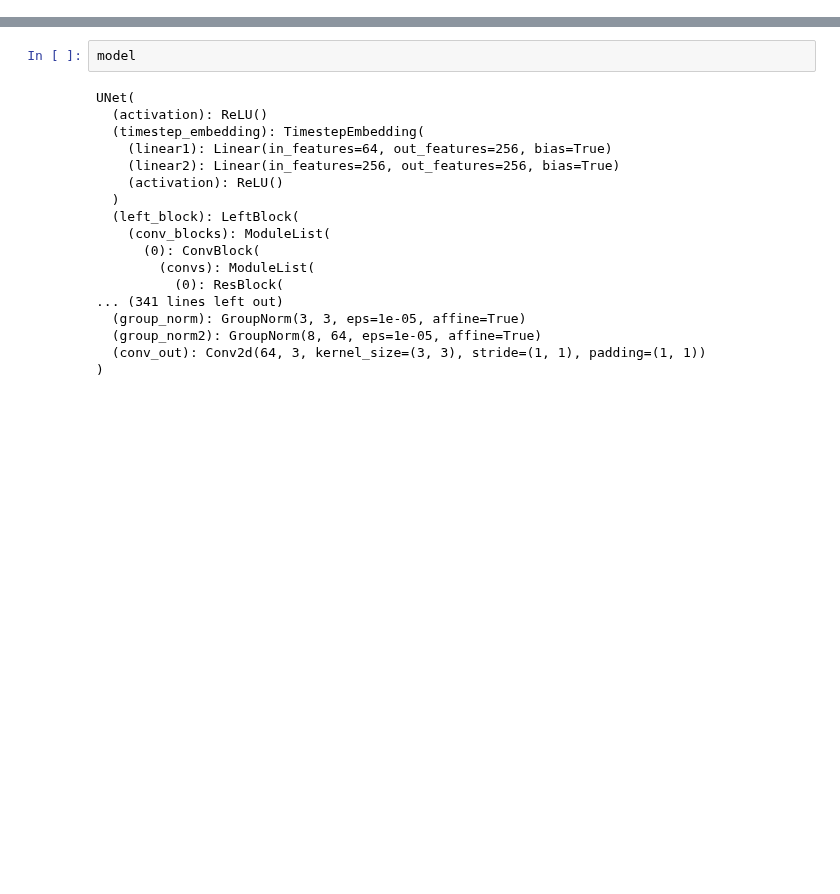
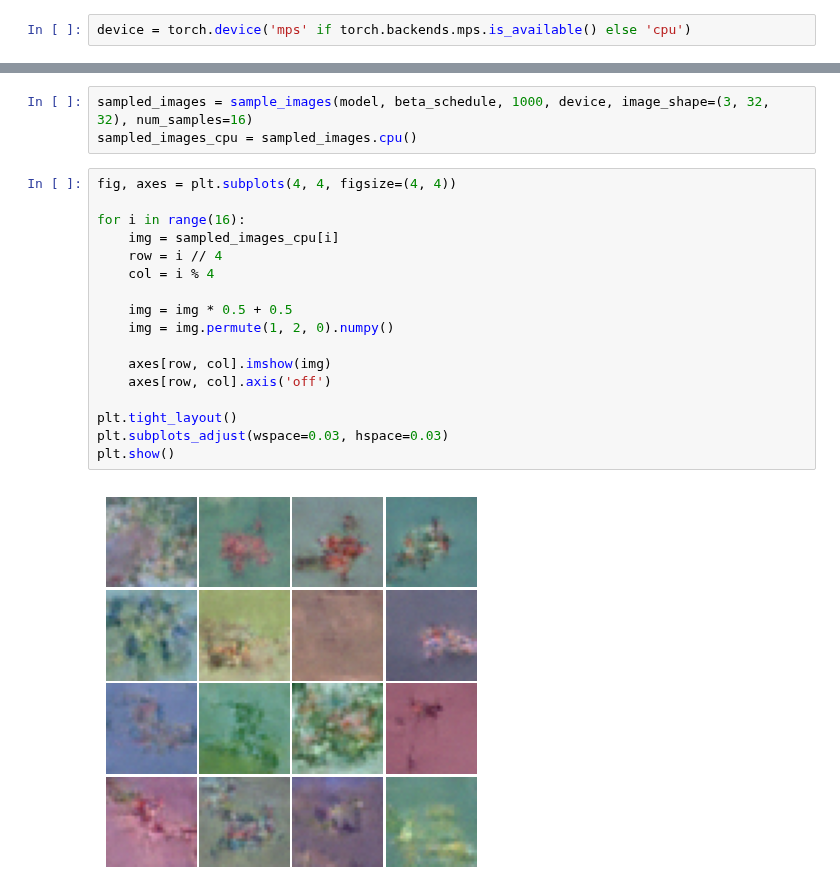
Before and after one commit to aryamanpandya99/computer_vision, a Jupyter notebook: ddpm_cifar.ipynb, the cells around one changed output, grey strips where cells are left out. Saved outputs shown, nothing was run; the diff lists cells and outputs as text; blank space fills up the shorter version.

```diff
--- a/ddpm_cifar.ipynb
+++ b/ddpm_cifar.ipynb
@@ -15 +17,3 @@ from src.utils import show_torch_image
+# %%
+device = torch.device('mps' if torch.backends.mps.is_available() else 'cpu')
 # %%
@@ -132,20 +120,22 @@ RuntimeError: output with shape [256, 128, 64] doesn't match the broadcast shape
-# %%
-model
-# %% [output]
-UNet(
-  (activation): ReLU()
-  (timestep_embedding): TimestepEmbedding(
-    (linear1): Linear(in_features=64, out_features=256, bias=True)
-    (linear2): Linear(in_features=256, out_features=256, bias=True)
-    (activation): ReLU()
-  )
-  (left_block): LeftBlock(
-    (conv_blocks): ModuleList(
-      (0): ConvBlock(
-        (convs): ModuleList(
-          (0): ResBlock(
-... (341 lines left out)
-  (group_norm): GroupNorm(3, 3, eps=1e-05, affine=True)
-  (group_norm2): GroupNorm(8, 64, eps=1e-05, affine=True)
-  (conv_out): Conv2d(64, 3, kernel_size=(3, 3), stride=(1, 1), padding=(1, 1))
-)
+# %%
+sampled_images = sample_images(model, beta_schedule, 1000, device, image_shape=(3, 32, 32), num_samples=16)
+sampled_images_cpu = sampled_images.cpu()
+# %%
+fig, axes = plt.subplots(4, 4, figsize=(4, 4))
+
+for i in range(16):
+    img = sampled_images_cpu[i]
+    row = i // 4
+    col = i % 4
+
+    img = img * 0.5 + 0.5
+    img = img.permute(1, 2, 0).numpy()
+
+    axes[row, col].imshow(img)
+    axes[row, col].axis('off')
+
+plt.tight_layout()
+plt.subplots_adjust(wspace=0.03, hspace=0.03)
+plt.show()
+# %% [output]
+[figure, added]
```
Also changed, not shown: parts of 6 cells of this notebook, 3 other files.
